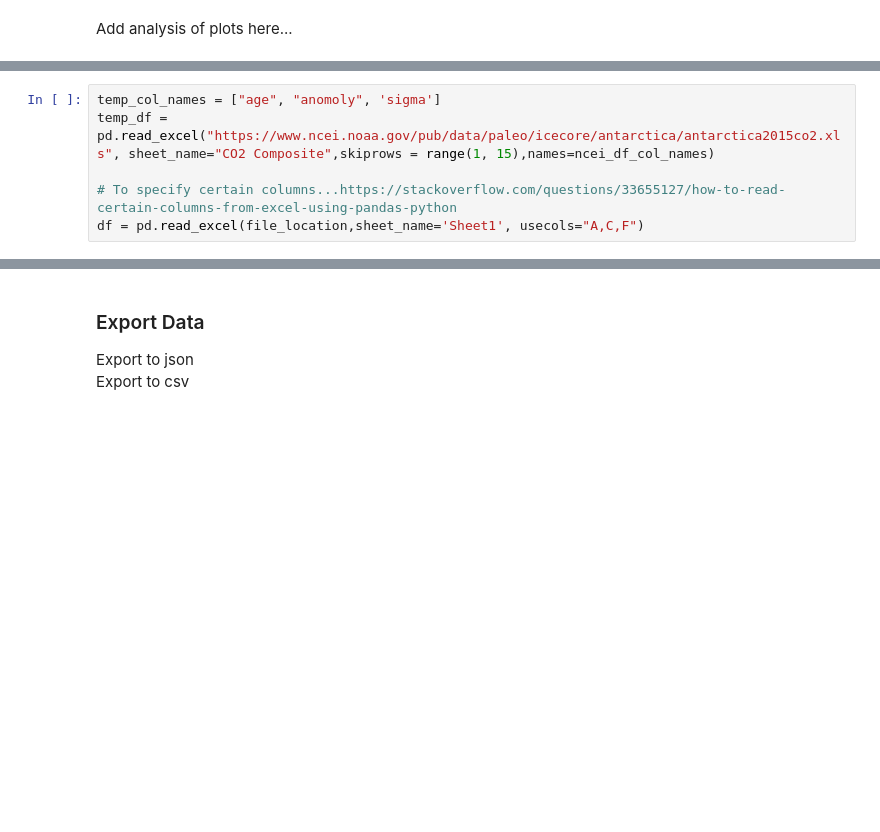
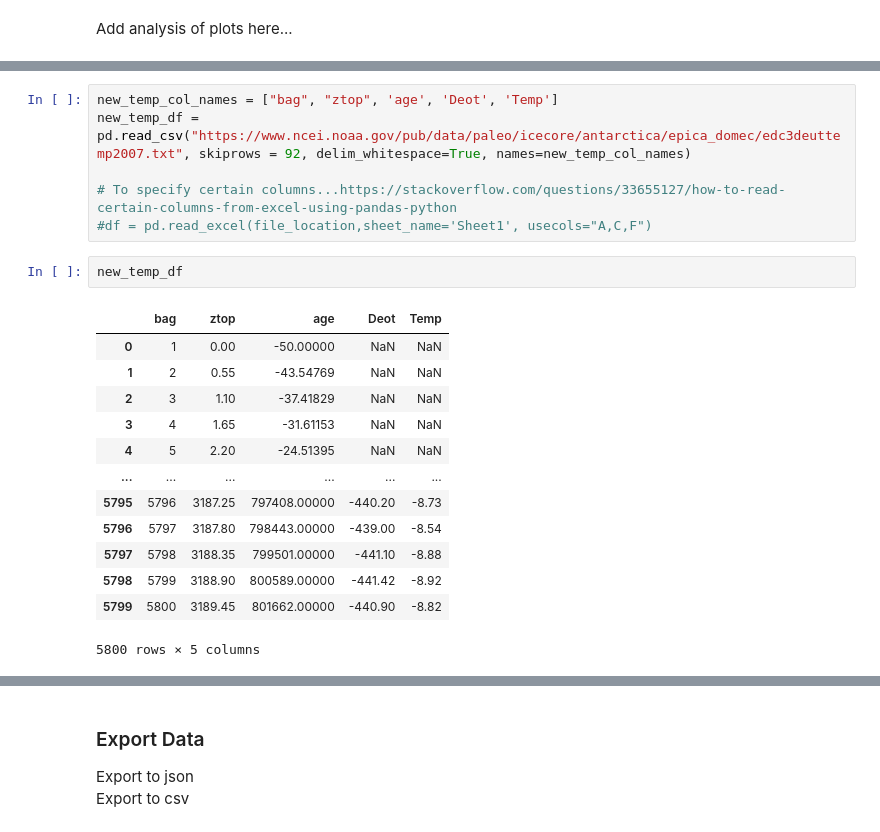
Before and after one commit to PeeBs68/prog_da_project2, a Jupyter notebook: project2.ipynb, the cells around one changed output, grey strips where cells are left out. Saved outputs shown, nothing was run; the diff lists cells and outputs as text; blank space fills up the shorter version.

```diff
--- a/project2.ipynb
+++ b/project2.ipynb
@@ -109,6 +117,22 @@ Check which one works better...Need to get recent data then and combne as above.
 # %%
-temp_col_names = ["age", "anomoly", 'sigma']
-temp_df = pd.read_excel("https://www.ncei.noaa.gov/pub/data/paleo/icecore/antarctica/antarctica2015co2.xls", sheet_name="CO2 Composite",skiprows = range(1, 15),names=ncei_df_col_names)
+new_temp_col_names = ["bag", "ztop", 'age', 'Deot', 'Temp']
+new_temp_df = pd.read_csv("https://www.ncei.noaa.gov/pub/data/paleo/icecore/antarctica/epica_domec/edc3deuttemp2007.txt", skiprows = 92, delim_whitespace=True, names=new_temp_col_names)
 
 # To specify certain columns...https://stackoverflow.com/questions/33655127/how-to-read-certain-columns-from-excel-using-pandas-python
-df = pd.read_excel(file_location,sheet_name='Sheet1', usecols="A,C,F")
+#df = pd.read_excel(file_location,sheet_name='Sheet1', usecols="A,C,F")
+# %%
+new_temp_df
+# %% [output]
+|  | bag | ztop | age | Deot | Temp |
+| 0 | 1 | 0.00 | -50.00000 | NaN | NaN |
+| 1 | 2 | 0.55 | -43.54769 | NaN | NaN |
+| 2 | 3 | 1.10 | -37.41829 | NaN | NaN |
+| 3 | 4 | 1.65 | -31.61153 | NaN | NaN |
+| 4 | 5 | 2.20 | -24.51395 | NaN | NaN |
+| ... | ... | ... | ... | ... | ... |
+| 5795 | 5796 | 3187.25 | 797408.00000 | -440.20 | -8.73 |
+| 5796 | 5797 | 3187.80 | 798443.00000 | -439.00 | -8.54 |
+| 5797 | 5798 | 3188.35 | 799501.00000 | -441.10 | -8.88 |
+| 5798 | 5799 | 3188.90 | 800589.00000 | -441.42 | -8.92 |
+| 5799 | 5800 | 3189.45 | 801662.00000 | -440.90 | -8.82 |
+5800 rows × 5 columns
```
Also changed, not shown: parts of 7 cells of this notebook.
